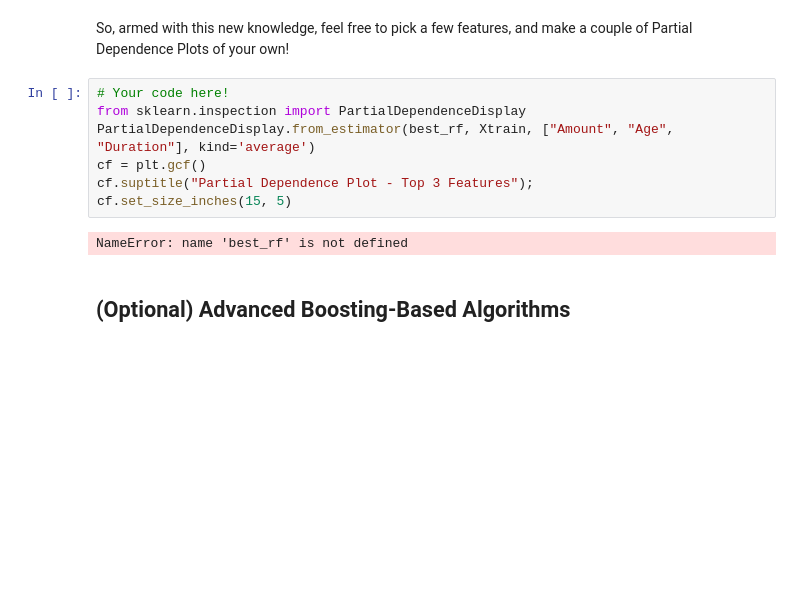
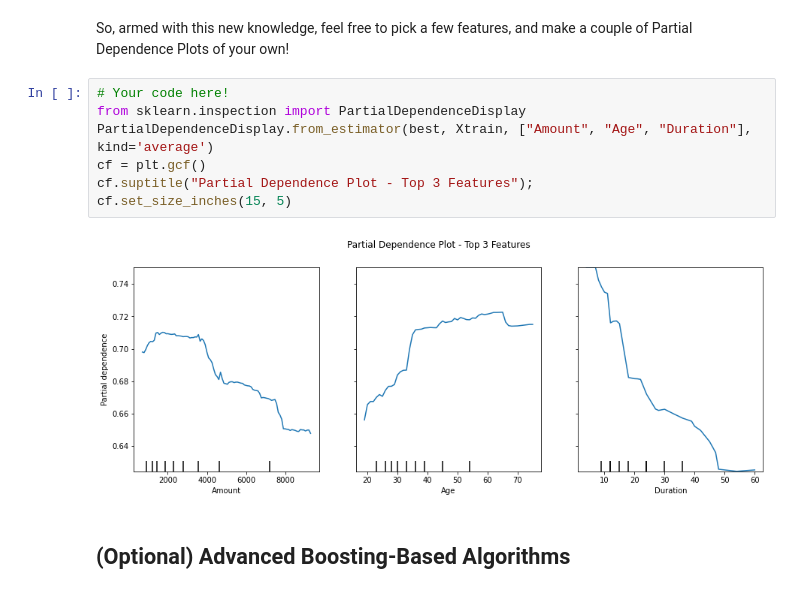
Before and after one commit to rrajan8/mec-mini-projects, a Jupyter notebook: mec-13.5.1-tree-based-algorithms-mini-project/Mini_Project_Tree-Based_Algorithms.ipynb, the cells around one changed output. Cells and saved outputs as stored; diff of their text form; blank space fills up the shorter version.

```diff
--- a/mec-13.5.1-tree-based-algorithms-mini-project/Mini_Project_Tree-Based_Algorithms.ipynb
+++ b/mec-13.5.1-tree-based-algorithms-mini-project/Mini_Project_Tree-Based_Algorithms.ipynb
@@ -317,12 +317,12 @@ So, armed with this new knowledge, feel free to pick a few features, and make a
 # %%
 # Your code here!
 from sklearn.inspection import PartialDependenceDisplay
-PartialDependenceDisplay.from_estimator(best_rf, Xtrain, ["Amount", "Age", "Duration"], kind='average')
+PartialDependenceDisplay.from_estimator(best, Xtrain, ["Amount", "Age", "Duration"], kind='average')
 cf = plt.gcf()
 cf.suptitle("Partial Dependence Plot - Top 3 Features");
 cf.set_size_inches(15, 5)
 # %% [output]
-NameError: name 'best_rf' is not defined
+[figure, added]
 # %% [markdown]
 ## (Optional) Advanced Boosting-Based Algorithms
 # %% [markdown]
```
